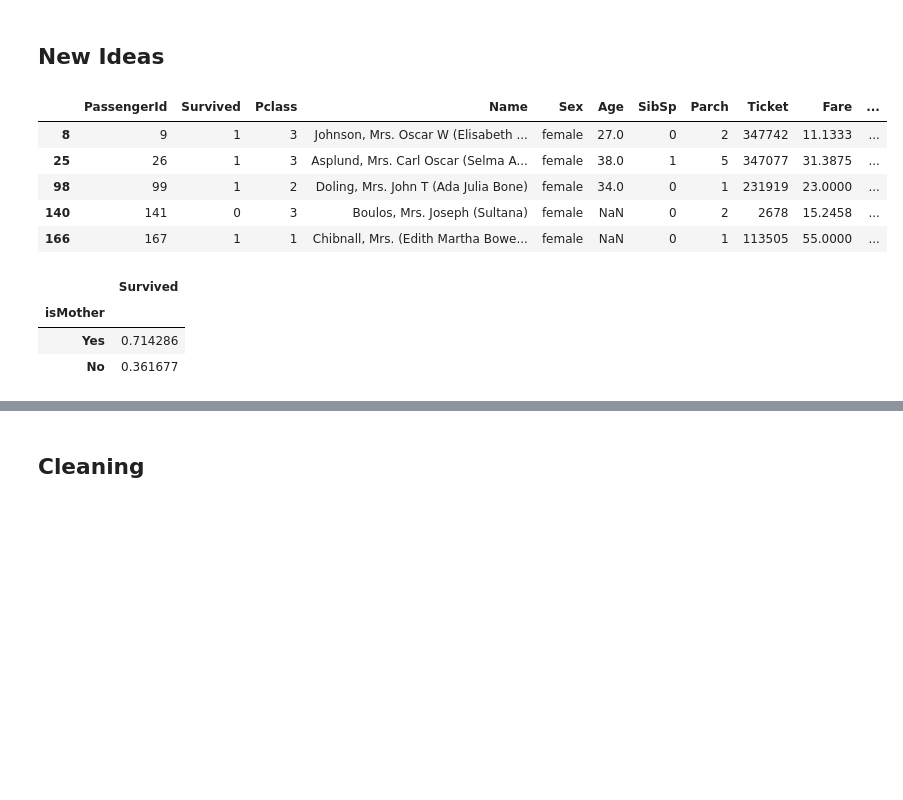
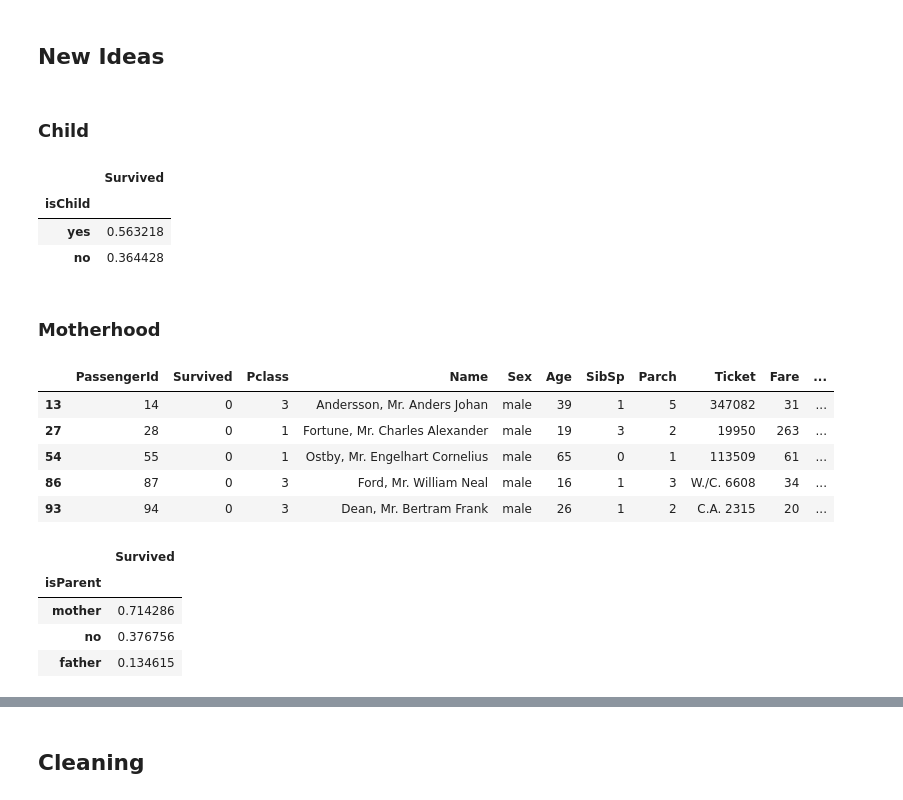
Before and after one commit to mathprovgit/kaggle-titanic, a Jupyter notebook: kaggle_Titanic.ipynb, the cells around one changed output, grey strips where cells are left out. Cells and saved outputs as stored; diff of their text form; code cells hidden in the pictures; blank space fills up the shorter version.

```diff
--- a/kaggle_Titanic.ipynb
+++ b/kaggle_Titanic.ipynb
@@ -341,2 +467,4 @@ train_df.loc[train_df.Embarked.isna()]
 # %% [markdown]
 ## New Ideas
+# %% [markdown]
+### Child
@@ -343,14 +476,23 @@ train_df.loc[train_df.Embarked.isna()]
+# %%
+train_df[['isChild', 'Survived']].groupby(['isChild'], as_index=True).mean().sort_values(by='Survived',ascending=False).style.background_gradient(cmap='Reds')
+# %% [output]
+|  | Survived |
+| isChild |  |
+| yes | 0.563218 |
+| no | 0.364428 |
+# %% [markdown]
+### Motherhood
 # %%
 #Motherhood
-train_df.loc[(train_df.Sex=='female')&
+train_df.loc[(train_df.Sex=='male')&
              (train_df.Parch!=0)&
-             (train_df.Title=='Mrs')].head()
+             (train_df.Title=='Mr')].head()
 # %% [output]
 |  | PassengerId | Survived | Pclass | Name | Sex | Age | SibSp | Parch | Ticket | Fare | ... |
-| 8 | 9 | 1 | 3 | Johnson, Mrs. Oscar W (Elisabeth ... | female | 27.0 | 0 | 2 | 347742 | 11.1333 | ... |
-| 25 | 26 | 1 | 3 | Asplund, Mrs. Carl Oscar (Selma A... | female | 38.0 | 1 | 5 | 347077 | 31.3875 | ... |
-| 98 | 99 | 1 | 2 | Doling, Mrs. John T (Ada Julia Bone) | female | 34.0 | 0 | 1 | 231919 | 23.0000 | ... |
-| 140 | 141 | 0 | 3 | Boulos, Mrs. Joseph (Sultana) | female | NaN | 0 | 2 | 2678 | 15.2458 | ... |
-| 166 | 167 | 1 | 1 | Chibnall, Mrs. (Edith Martha Bowe... | female | NaN | 0 | 1 | 113505 | 55.0000 | ... |
+| 13 | 14 | 0 | 3 | Andersson, Mr. Anders Johan | male | 39 | 1 | 5 | 347082 | 31 | ... |
+| 27 | 28 | 0 | 1 | Fortune, Mr. Charles Alexander | male | 19 | 3 | 2 | 19950 | 263 | ... |
+| 54 | 55 | 0 | 1 | Ostby, Mr. Engelhart Cornelius | male | 65 | 0 | 1 | 113509 | 61 | ... |
+| 86 | 87 | 0 | 3 | Ford, Mr. William Neal | male | 16 | 1 | 3 | W./C. 6608 | 34 | ... |
+| 93 | 94 | 0 | 3 | Dean, Mr. Bertram Frank | male | 26 | 1 | 2 | C.A. 2315 | 20 | ... |
 # %%
 for df in combo:
@@ -360,9 +503,10 @@ for df in combo:
 # for categorical data only
 #pd.crosstab(train_df.isMother, train_df.Survived)
 # %%
-train_df[['isMother', 'Survived']].groupby(['isMother'], as_index=True).mean().sort_values(by='Survived',ascending=False).style.background_gradient(cmap='Reds')
+train_df[['isParent', 'Survived']].groupby(['isParent'], as_index=True).mean().sort_values(by='Survived',ascending=False).style.background_gradient(cmap='Reds')
 # %% [output]
 |  | Survived |
-| isMother |  |
-| Yes | 0.714286 |
-| No | 0.361677 |
+| isParent |  |
+| mother | 0.714286 |
+| no | 0.376756 |
+| father | 0.134615 |
```
Also changed, not shown: parts of 37 cells of this notebook, 1 other file.
